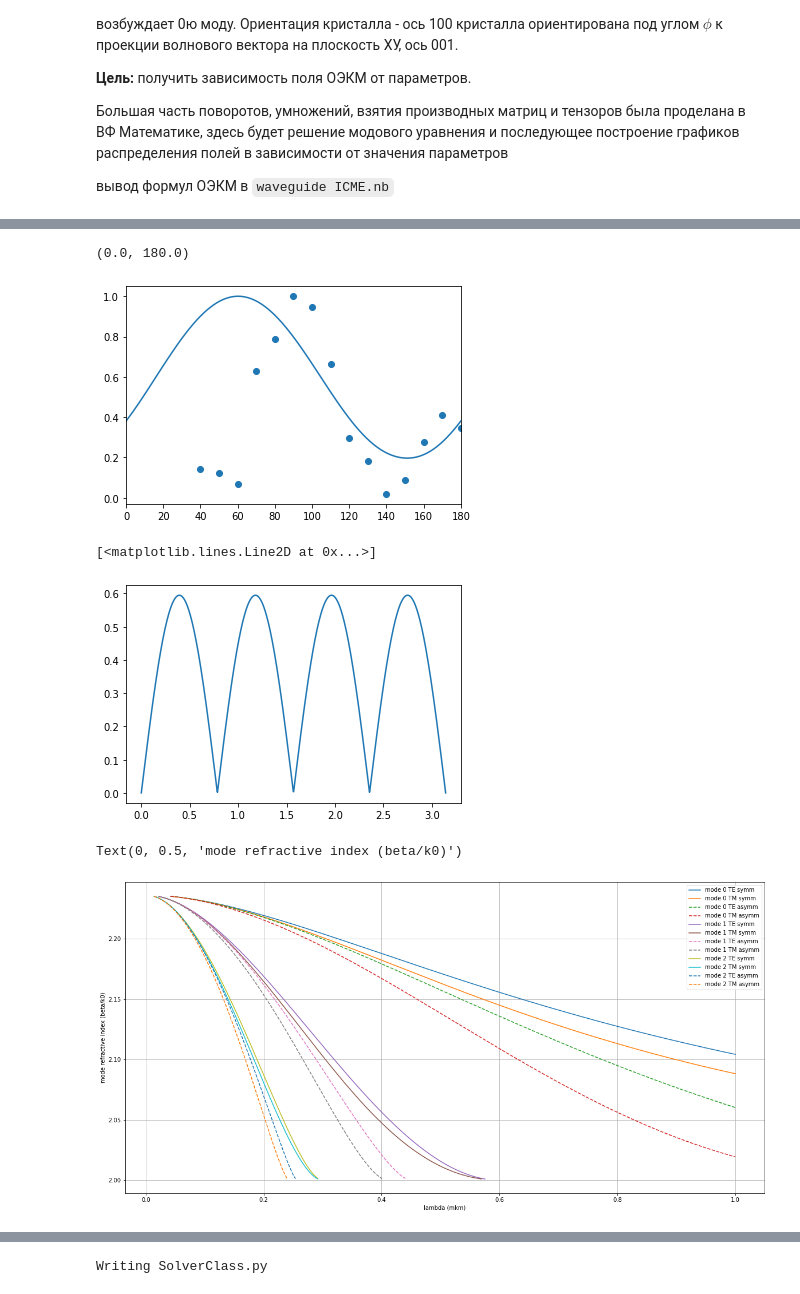
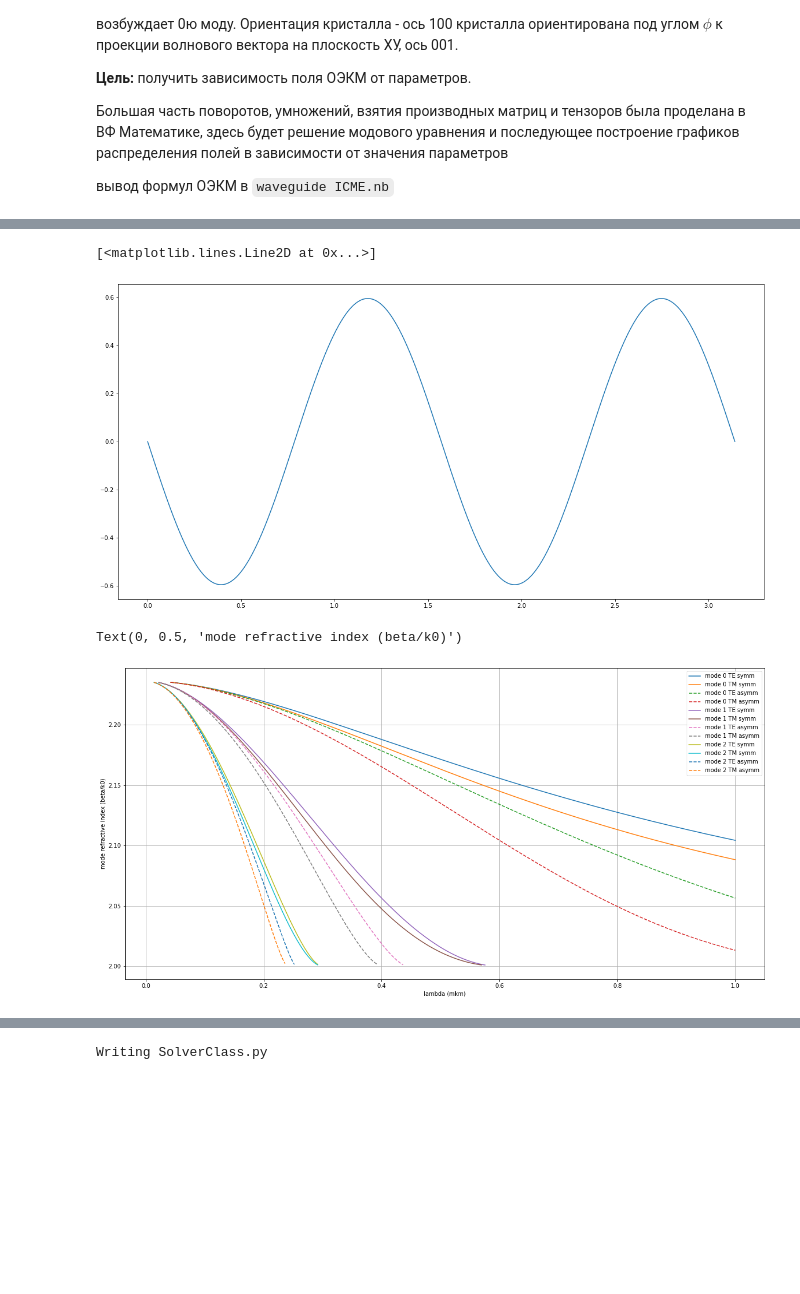
Before and after one commit to Semyonov-as/Python_Modelling, a Jupyter notebook: Waveguide_ICME.ipynb, the cells around one changed output, grey strips where cells are left out. Cells and saved outputs as stored; diff of their text form; code cells hidden in the pictures; blank space fills up the shorter version.

```diff
--- a/Waveguide_ICME.ipynb
+++ b/Waveguide_ICME.ipynb
@@ -46,0 +121,16 @@ Text(0, 0.5, 'Ksi')
+# %%
+ksi = 0.1
+phi = 0.5
+E = (np.cos(theta)*np.cos(ksi), np.sin(ksi), np.sin(theta)*np.cos(ksi))
+H = icme.get_H(1, 0, 0/180*np.pi)
+M = icme.get_M_from_H(H, phi)
+print(E, H, M)
+i1 = icme.get_icme_torque(E, H, M, phi)
+ksi += np.pi/2
+phi += np.pi/2
+E = (np.cos(theta)*np.cos(ksi), np.sin(ksi), np.sin(theta)*np.cos(ksi))
+H = icme.get_H(1, np.pi/2, 0/180*np.pi)
+M = icme.get_M_from_H(H, phi)
+print(E, H, M)
+i2 = icme.get_icme_torque(E, H, M, phi)
+i1, i2
@@ -47,45 +142,24 @@ Text(0, 0.5, 'Ksi')
 # %%
-exp_x = [60.0, 70.0, 80.0, 90.0, 100.0, 110.0, 120.0, 130.0, 140.0, 150.0, 160.0, 170.0, 180.0, 190.0, 200.0, 40.0, 50.0]
-exp_y=[0.06862, 0.62801, 0.78781, 1.0, 0.94789, 0.66597, 0.29514, 0.18111, 0.01931,
- 0.08727, 0.27654, 0.40941, 0.34795, 0.27092, 0.24837, 0.1426, 0.12521]
-
-
-Ksi = np.linspace(0, np.pi, 100)
+ksi = 0
+Phi = np.linspace(0, np.pi, 1000)
 tor = []
-phi = np.pi*3/8
-for ksi in Ksi:
+for phi in Phi:
     E = (np.cos(theta)*np.cos(ksi), np.sin(ksi), np.sin(theta)*np.cos(ksi))
-    H = icme.get_H(1, 0, 10/180*np.pi)
+    H = icme.get_H(1, np.pi/2, 0/180*np.pi)
     M = icme.get_M_from_H(H, phi)
     t = icme.get_icme_torque(E, H, M, phi)
-    tor.append(np.sqrt(t[1]**2 + t[2]**2))
+    tor.append(t[2])
 
-plt.plot((Ksi)/np.pi*180, (tor/np.max(tor)))
-plt.scatter(exp_x, exp_y)
-plt.xlim((0, 180))
+plt.figure(figsize=(20, 10))
+plt.plot(Phi, tor)
 # %% [output]
-(0.0, 180.0)
+[<matplotlib.lines.Line2D at 0x...>]
-[figure, old version]
+[figure, new version]
-# %%
-ksi = 0
-Phi = np.linspace(0, np.pi, 1000)
-tor = []
-for phi in Phi:
-    E = (np.cos(theta)*np.cos(ksi), np.sin(ksi), np.sin(theta)*np.cos(ksi))
-    H = icme.get_H(1, np.pi/2, 0/180*np.pi)
-    M = icme.get_M_from_H(H, phi)
-    t = icme.get_icme_torque(E, H, M, phi)
-    tor.append(np.sum(np.sqrt(t[2]**2)))
-
-plt.plot(Phi, tor)
-# %% [output]
-[<matplotlib.lines.Line2D at 0x...>]
-[figure, removed]
 # %%
 # In this block we will compute ICME torque for higher than 0 modes
 
 symm = ICMEmodel(0.3, 2, np.sqrt(5), 2)
-asymm = ICMEmodel(0.3, 1, np.sqrt(5), 2)
+asymm = ICMEmodel(0.3, 0.5, np.sqrt(5), 2)
 
 Lam = np.linspace(0.01, 1, 500)
 
@@ -107,5 +181,5 @@ plt.xlabel('lambda (mkm)')
 plt.ylabel('mode refractive index (beta/k0)')
 # %% [output]
 Text(0, 0.5, 'mode refractive index (beta/k0)')
-[figure, old version]
+[figure, new version]
 # %%
```
Also changed, not shown: parts of 5 cells of this notebook, 3 other files.
